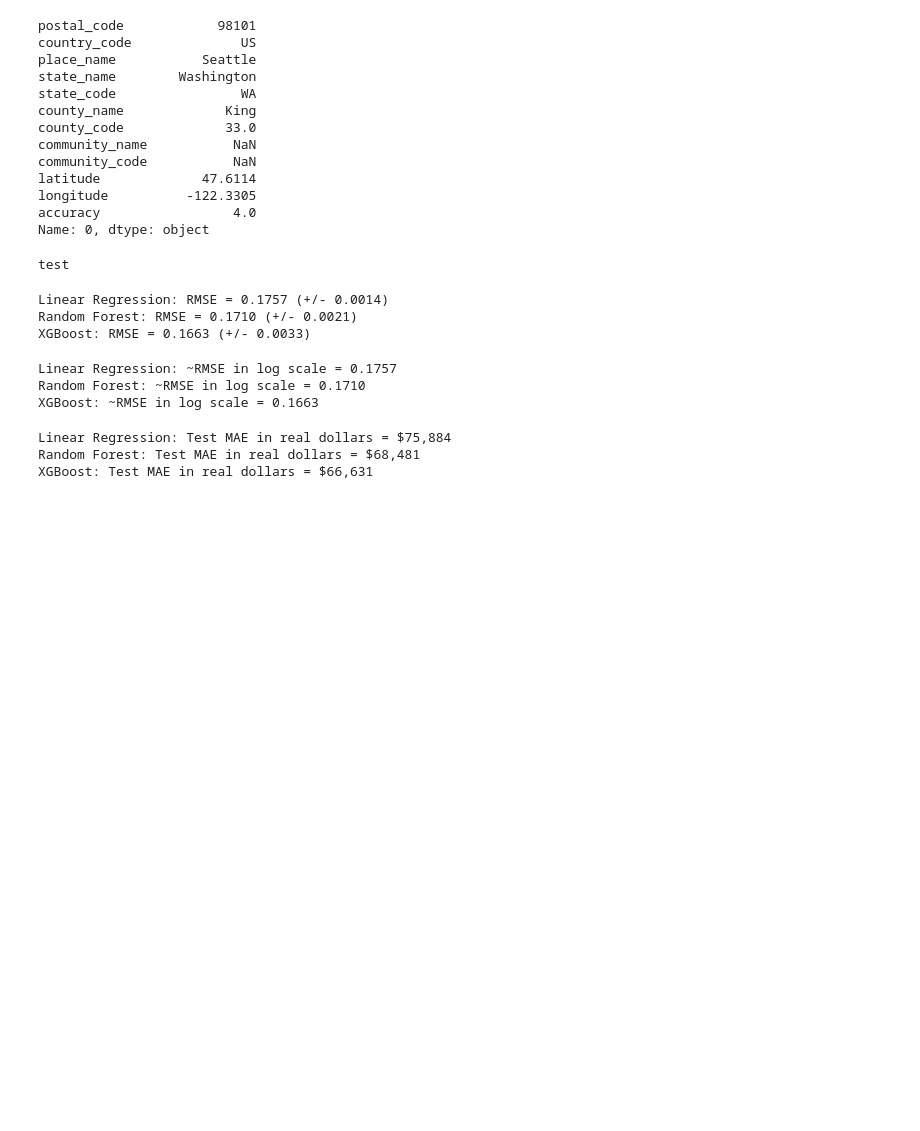
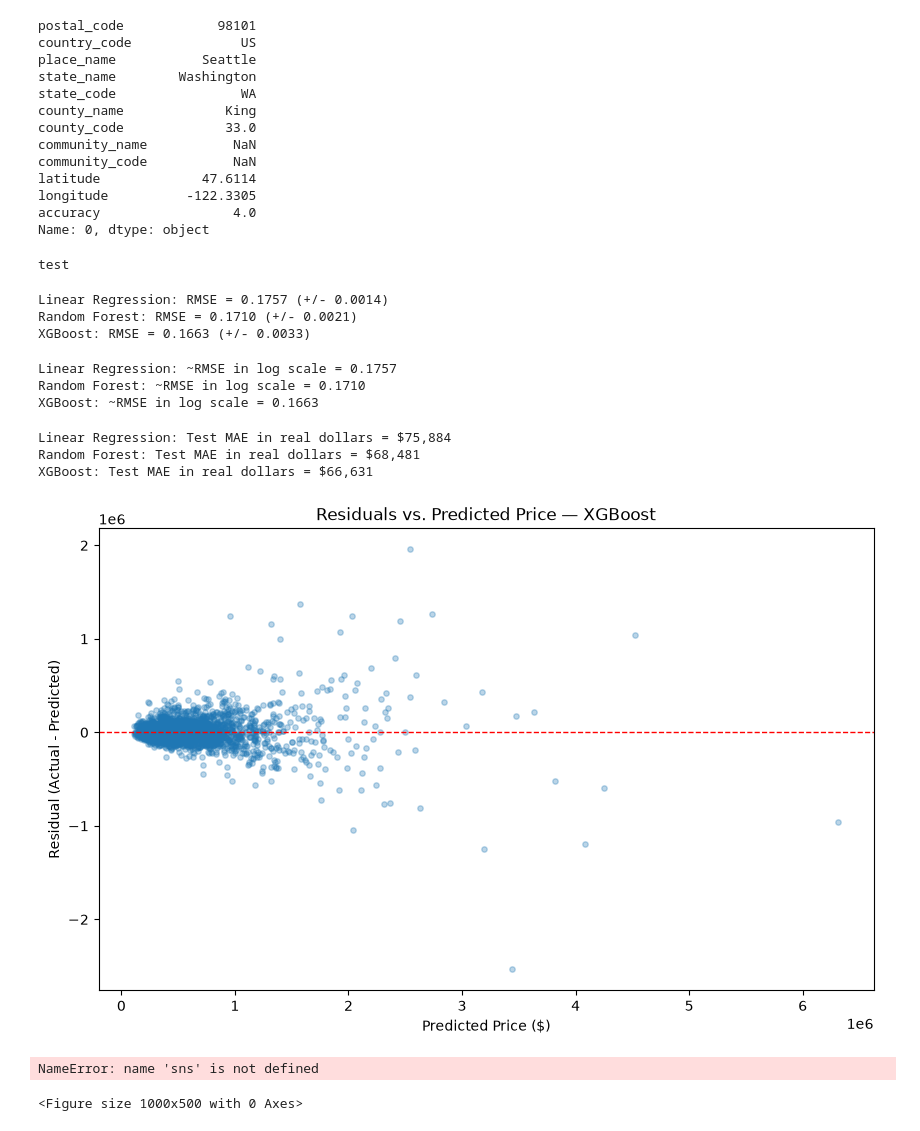
Before and after one commit to reetam-dutta-24/real-estate-price-prediction, a Jupyter notebook: notebooks/03_modeling.ipynb, the cells around one changed output. Saved outputs shown, nothing was run; the diff lists cells and outputs as text; code cells hidden in the pictures; blank space fills up the shorter version.

Commit message:
Complete Stage 10: residual analysis. Confirmed model performs well on mainstream market, weaker on luxury segment (funnel pattern in residuals)

```diff
--- a/notebooks/03_modeling.ipynb
+++ b/notebooks/03_modeling.ipynb
@@ -107,3 +107,35 @@ for name, model in models.items():
 Linear Regression: Test MAE in real dollars = $75,884
 Random Forest: Test MAE in real dollars = $68,481
 XGBoost: Test MAE in real dollars = $66,631
+# %%
+xgb_model = models['XGBoost']  # already fit from the previous cell
+preds_log = xgb_model.predict(X_test_processed)
+
+preds_dollar = np.expm1(preds_log)
+actual_dollar = np.expm1(y_test)
+
+residuals = actual_dollar - preds_dollar
+# %%
+import matplotlib.pyplot as plt
+
+plt.figure(figsize=(10,6))
+plt.scatter(preds_dollar, residuals, alpha=0.3, s=15)
+plt.axhline(y=0, color='red', linestyle='--', linewidth=1)
+plt.xlabel("Predicted Price ($)")
+plt.ylabel("Residual (Actual - Predicted)")
+plt.title("Residuals vs. Predicted Price — XGBoost")
+plt.savefig("../reports/figures/residuals_vs_predicted.png", dpi=150, bbox_inches='tight')
+plt.show()
+# %% [output]
+[figure, added]
+# %%
+plt.figure(figsize=(10,5))
+sns.histplot(residuals, bins=60, kde=True)
+plt.axvline(x=0, color='red', linestyle='--')
+plt.title("Distribution of Residuals — XGBoost")
+plt.xlabel("Residual ($)")
+plt.savefig("../reports/figures/residuals_distribution.png", dpi=150, bbox_inches='tight')
+plt.show()
+# %% [output]
+NameError: name 'sns' is not defined
+<Figure size 1000x500 with 0 Axes>
```
Also changed, not shown: parts of 4 cells of this notebook, 3 other files.
